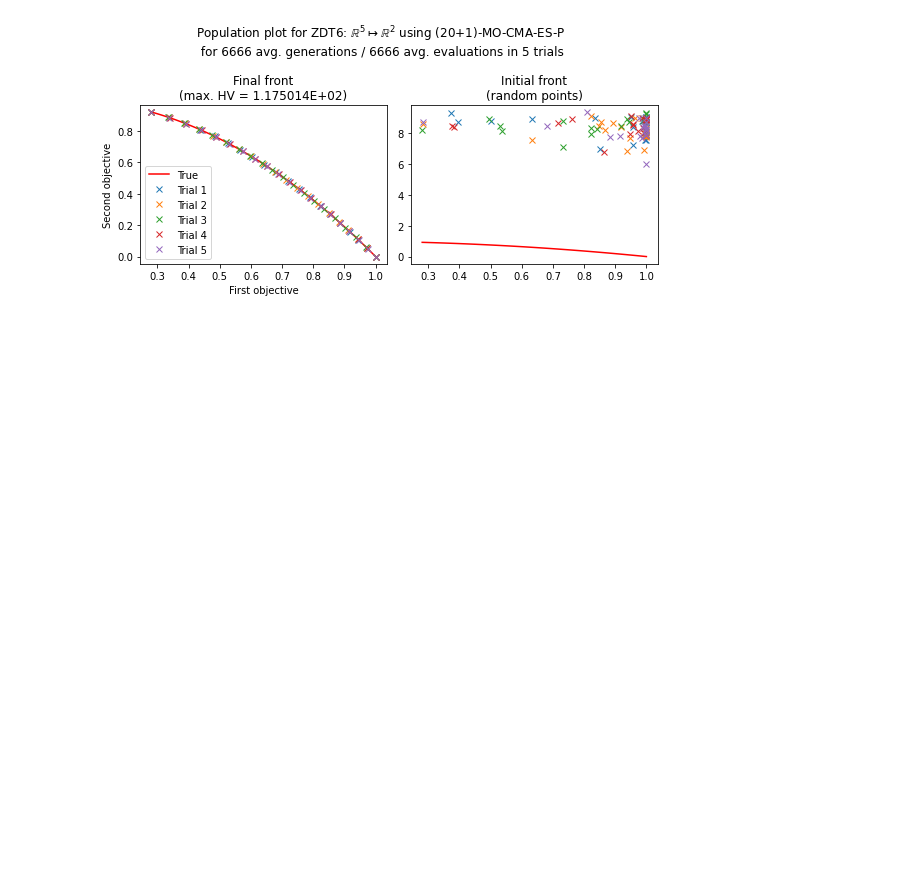
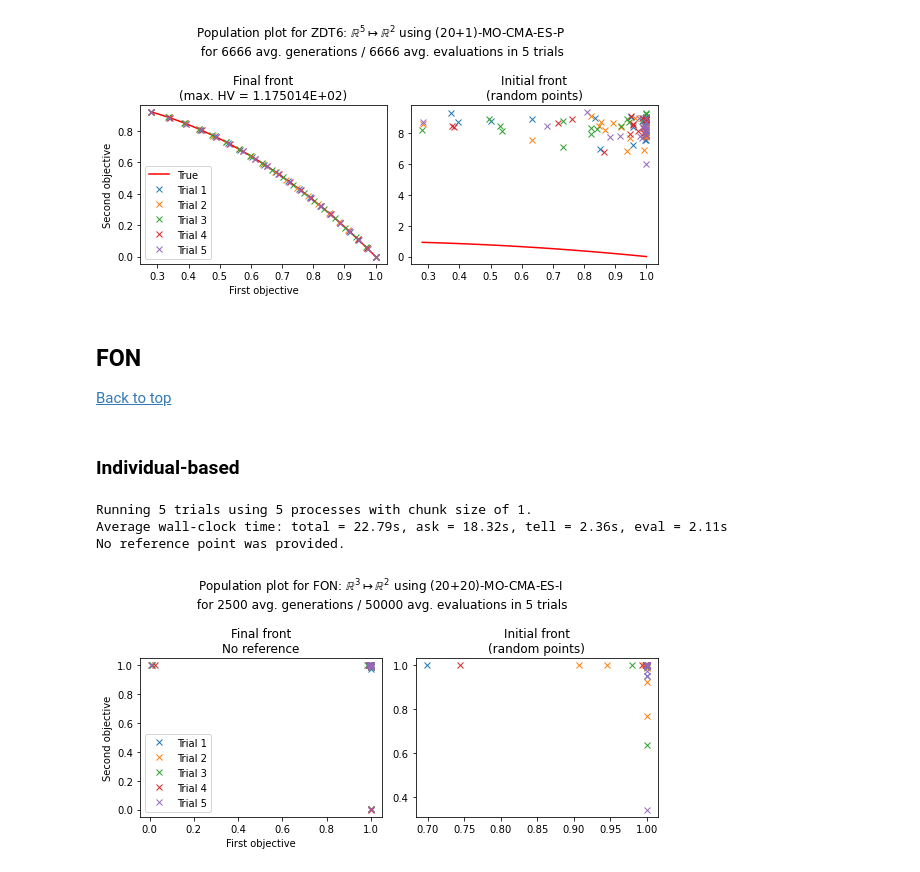
Before and after one commit to pocs-anguilla/anguilla, a Jupyter notebook: notebooks/experiments/mocma/zdt.ipynb, the cells around one changed output. Saved outputs shown, nothing was run; the diff lists cells and outputs as text; code cells hidden in the pictures; blank space fills up the shorter version.

```diff
--- a/notebooks/experiments/mocma/zdt.ipynb
+++ b/notebooks/experiments/mocma/zdt.ipynb
@@ -365,3 +367,15 @@ Average wall-clock time: total = 8.04s, ask = 3.89s, tell = 2.48s, eval = 1.66s
 HV with reference point ([11. 11.]) and target value (1.175014E+02):
  max. = 1.175014E+02, median = 1.175014E+02, min. = 1.175014E+02
 [figure]
+# %% [markdown]
+## FON
+[Back to top](#top)
+# %% [markdown]
+### Individual-based
+# %%
+fig = run("fon", success_notion="individual", fn_args=(3,), reference=None)
+# %% [output]
+Running 5 trials using 5 processes with chunk size of 1.
+Average wall-clock time: total = 22.79s, ask = 18.32s, tell = 2.36s, eval = 2.11s
+No reference point was provided.
+[figure, added]
```
Also changed, not shown: parts of 11 cells of this notebook, 17 other files.
